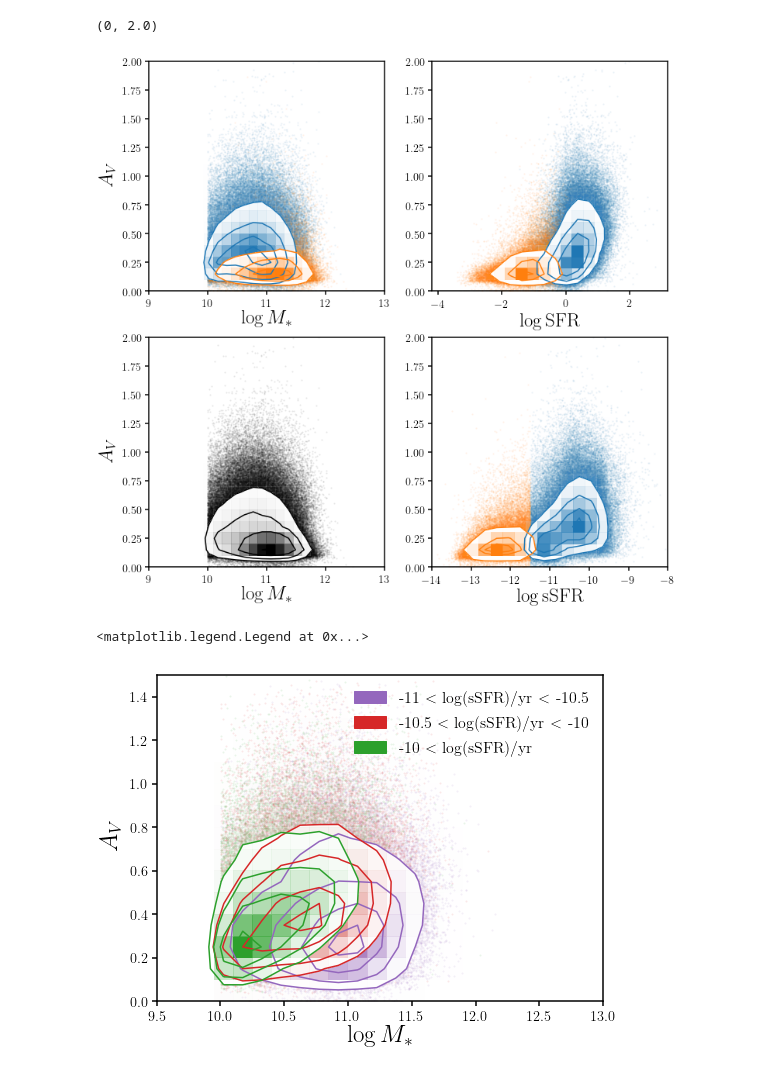
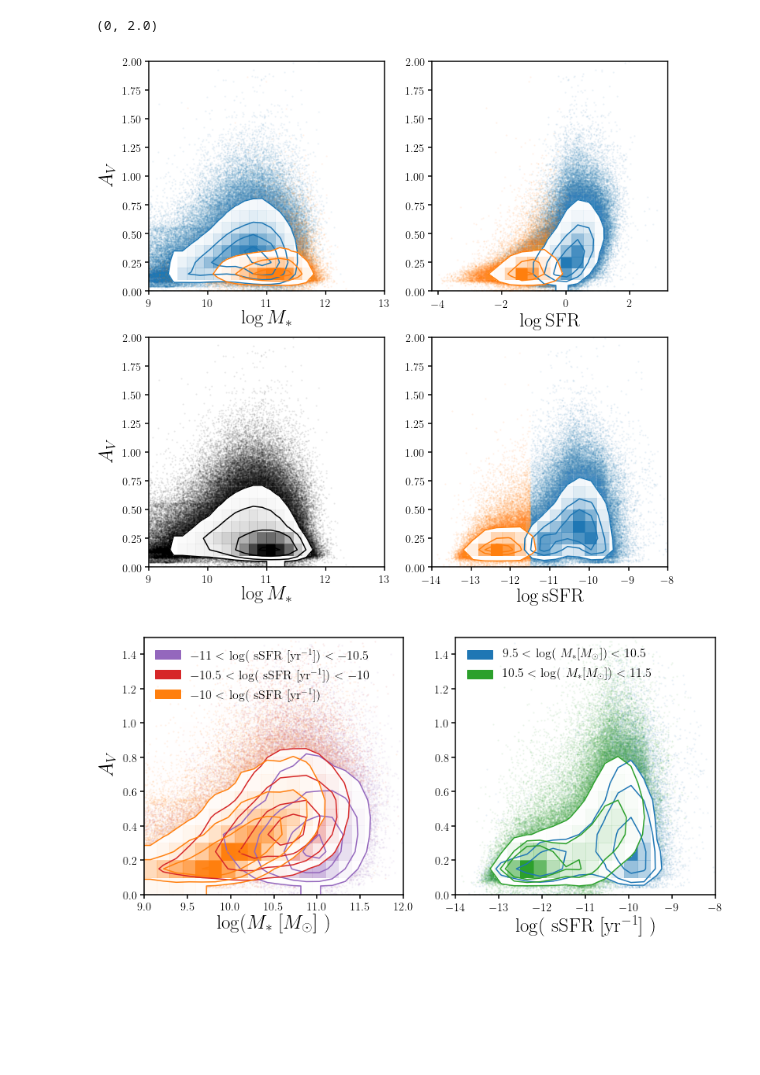
Before and after one commit to IQcollaboratory/galpopFM, a Jupyter notebook: nb/gswlc_Av.ipynb, the cells around one changed output. Cells and saved outputs as stored; diff of their text form; code cells hidden in the pictures; blank space fills up the shorter version.

Commit message:
updated gswlc_AV notebook

```diff
--- a/nb/gswlc_Av.ipynb
+++ b/nb/gswlc_Av.ipynb
@@ -30,7 +31,7 @@ logssfr = logsfr-logm
 Av = gswlc[17]
 # %%
 has_Av = (Av != -99.)
-mlim = (logm > 10.)
+mlim = (logm > 9.)
 
 cuts = has_Av & mlim
 
@@ -83,27 +84,44 @@ ax4.set_xlim(-14, -8)
 ax4.set_ylim(0, 2.)
 # %% [output]
 (0, 2.0)
-[figure, old version]
+[figure, new version]
 # %%
 ssfrsel1 = (logssfr > -10)
 ssfrsel2 = (logssfr > -10.5) & (logssfr < -10)
 ssfrsel3 = (logssfr > -11) & (logssfr < -10.5)
-fig, ax = plt.subplots(1, 1, figsize=(8,6))
-dfm.hist2d(logm[cuts & ssfrsel3], Av[cuts & ssfrsel3], range = [[9.5,12.5],[0,2]],
-           ax = ax, color = 'C4')
-dfm.hist2d(logm[cuts & ssfrsel2], Av[cuts & ssfrsel2], range = [[9.5,12.5],[0,2]],
-           ax = ax, color = 'C3')
-dfm.hist2d(logm[cuts & ssfrsel1], Av[cuts & ssfrsel1], range = [[9.5,12.5],[0,2]],
-           ax = ax, color = 'C2')
-ax.set_xlabel('$\log M_*$', fontsize=25)
-ax.set_xlim(9.5, 13)
-ax.set_ylabel('$A_V$', fontsize=25)
-ax.set_ylim(0, 1.5)
+msel1 = (logm > 11)
+msel2 = (logm > 10.5) & (logm < 11.5)
+msel3 = (logm > 9.5) & (logm < 10.5)
+fig, (ax1, ax2) = plt.subplots(1, 2, figsize=(13,6))
+dfm.hist2d(logm[cuts & ssfrsel3], Av[cuts & ssfrsel3], range = [[9.,12.],[0,2]],
+           ax = ax1, color = 'C4')
+dfm.hist2d(logm[cuts & ssfrsel2], Av[cuts & ssfrsel2], range = [[9.,12.],[0,2]],
+           ax = ax1, color = 'C3')
+dfm.hist2d(logm[cuts & ssfrsel1], Av[cuts & ssfrsel1], range = [[9.,12.],[0,2]],
+           ax = ax1, color = 'C1')
+ax1.set_xlabel('$\log( M_*$ [$M_{\odot}$] )', fontsize=25)
+ax1.set_xlim(9., 12.)
+ax1.set_ylabel('$A_V$', fontsize=25)
+ax1.set_ylim(0, 1.5)
+dfm.hist2d(logssfr[cuts & msel3], Av[cuts & msel3], range = [[-14,-8],[0,2]],
+           ax = ax2, color = 'C0')
+dfm.hist2d(logssfr[cuts & msel2], Av[cuts & msel2], range = [[-14,-8],[0,2]],
+           ax = ax2, color = 'C2')
+#dfm.hist2d(logssfr[cuts & msel1], Av[cuts & msel1], range = [[-14,-8],[0,2]],
+#           ax = ax2, color = 'C5')
+ax2.set_xlabel('$\log($ sSFR [yr$^{-1}$] )', fontsize=25)
+ax2.set_xlim(-14, -8)
+ax2.set_ylim(0, 1.5)
 
-patch1 = mpatches.Patch(color='C4', label='-11 $<$ log(sSFR)/yr $<$ -10.5')
-patch2 = mpatches.Patch(color='C3', label='-10.5 $<$ log(sSFR)/yr $<$ -10')
-patch3 = mpatches.Patch(color='C2', label='-10 $<$ log(sSFR)/yr')
-ax.legend(handles=[patch1, patch2, patch3], fontsize = 16)
+patch11 = mpatches.Patch(color='C4', label='$-11 <$ log( sSFR [yr$^{-1}] ) < -10.5$')
+patch12 = mpatches.Patch(color='C3', label='$-10.5 <$ log( sSFR [yr$^{-1}] ) < -10$')
+patch13 = mpatches.Patch(color='C1', label='$-10 <$ log( sSFR [yr$^{-1}] )$')
+ax1.legend(handles=[patch11, patch12, patch13], fontsize = 16)
+patch21 = mpatches.Patch(color='C0', label='$9.5 <$ log( $M_* [M_{\odot}] ) < 10.5$')
+patch22 = mpatches.Patch(color='C2', label='$10.5 <$ log( $M_* [M_{\odot}] ) < 11.5$')
+#patch23 = mpatches.Patch(color='C5', label='$11 <$ log( $M_* [M_{\odot}])$')
+ax2.legend(handles=[patch21, patch22], fontsize = 16)
+fig.savefig('../doc/paper/figs/gswlc_Av_mstar_ssfr_dependence.png')
+fig.savefig('../doc/paper/figs/gswlc_Av_mstar_ssfr_dependence.pdf')
 # %% [output]
-<matplotlib.legend.Legend at 0x...>
-[figure, old version]
+[figure, new version]
```
Also changed, not shown: parts of 3 cells of this notebook.
